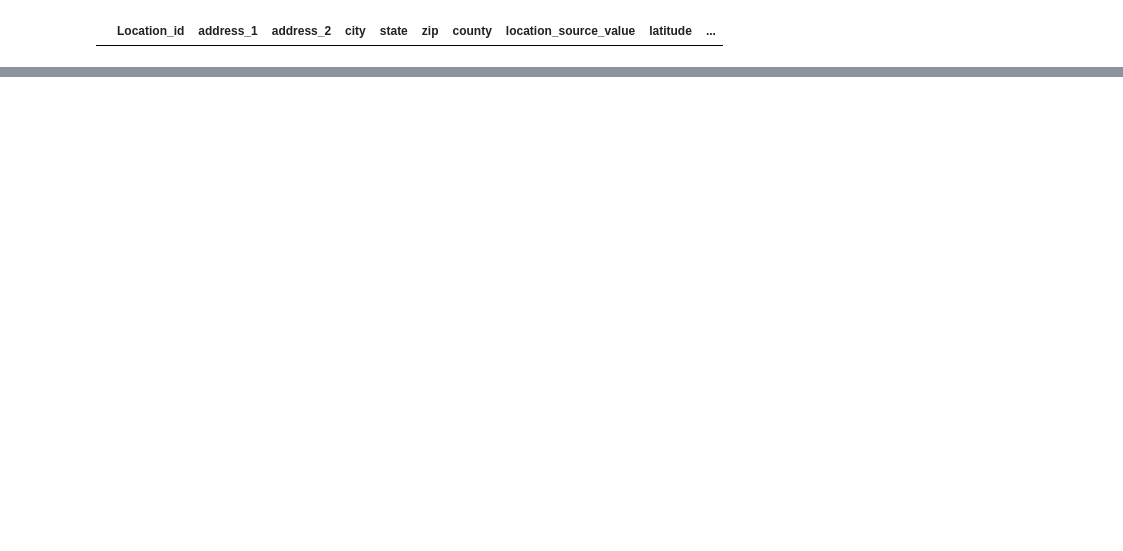
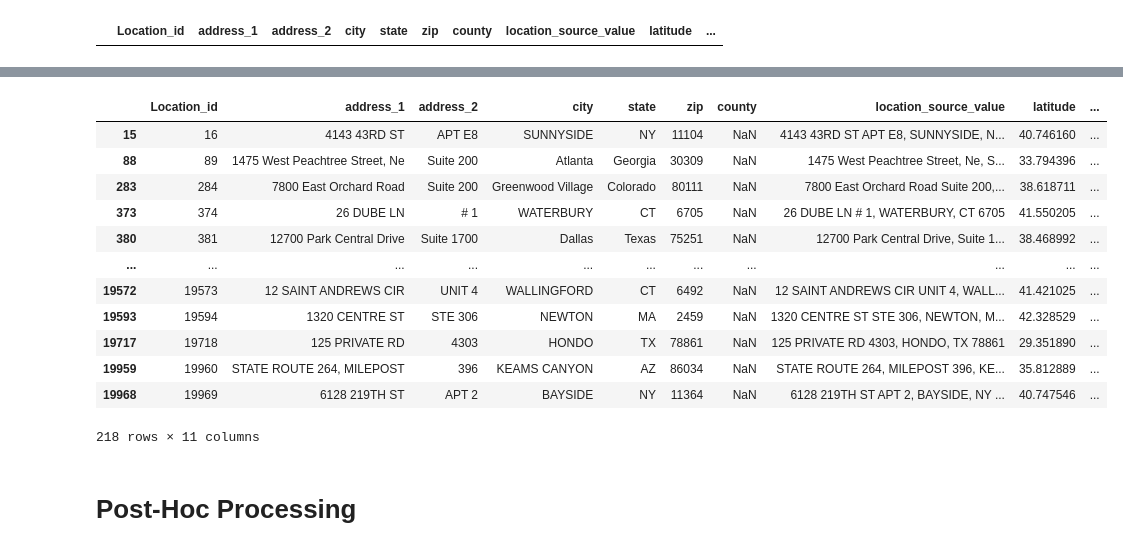
Before and after one commit to brian-cy-chang/UW_Geospatial, a Jupyter notebook: notebooks/usaddress.ipynb, the cells around one changed output, grey strips where cells are left out. Saved outputs shown, nothing was run; the diff lists cells and outputs as text; code cells hidden in the pictures; blank space fills up the shorter version.

```diff
--- a/notebooks/usaddress.ipynb
+++ b/notebooks/usaddress.ipynb
@@ -271,0 +206,18 @@ OMOP_location
+# %%
+OMOP_location.loc[OMOP_location.address_2.notna()]
+# %% [output]
+|  | Location_id | address_1 | address_2 | city | state | zip | county | location_source_value | latitude | ... |
+| 15 | 16 | 4143 43RD ST | APT E8 | SUNNYSIDE | NY | 11104 | NaN | 4143 43RD ST APT E8, SUNNYSIDE, N... | 40.746160 | ... |
+| 88 | 89 | 1475 West Peachtree Street, Ne | Suite 200 | Atlanta | Georgia | 30309 | NaN | 1475 West Peachtree Street, Ne, S... | 33.794396 | ... |
+| 283 | 284 | 7800 East Orchard Road | Suite 200 | Greenwood Village | Colorado | 80111 | NaN | 7800 East Orchard Road Suite 200,... | 38.618711 | ... |
+| 373 | 374 | 26 DUBE LN | # 1 | WATERBURY | CT | 6705 | NaN | 26 DUBE LN # 1, WATERBURY, CT 6705 | 41.550205 | ... |
+| 380 | 381 | 12700 Park Central Drive | Suite 1700 | Dallas | Texas | 75251 | NaN | 12700 Park Central Drive, Suite 1... | 38.468992 | ... |
+| ... | ... | ... | ... | ... | ... | ... | ... | ... | ... | ... |
+| 19572 | 19573 | 12 SAINT ANDREWS CIR | UNIT 4 | WALLINGFORD | CT | 6492 | NaN | 12 SAINT ANDREWS CIR UNIT 4, WALL... | 41.421025 | ... |
+| 19593 | 19594 | 1320 CENTRE ST | STE 306 | NEWTON | MA | 2459 | NaN | 1320 CENTRE ST STE 306, NEWTON, M... | 42.328529 | ... |
+| 19717 | 19718 | 125 PRIVATE RD | 4303 | HONDO | TX | 78861 | NaN | 125 PRIVATE RD 4303, HONDO, TX 78861 | 29.351890 | ... |
+| 19959 | 19960 | STATE ROUTE 264, MILEPOST | 396 | KEAMS CANYON | AZ | 86034 | NaN | STATE ROUTE 264, MILEPOST 396, KE... | 35.812889 | ... |
+| 19968 | 19969 | 6128 219TH ST | APT 2 | BAYSIDE | NY | 11364 | NaN | 6128 219TH ST APT 2, BAYSIDE, NY ... | 40.747546 | ... |
+218 rows × 11 columns
+# %% [markdown]
+# Post-Hoc Processing
```
Also changed, not shown: parts of 16 cells of this notebook.
